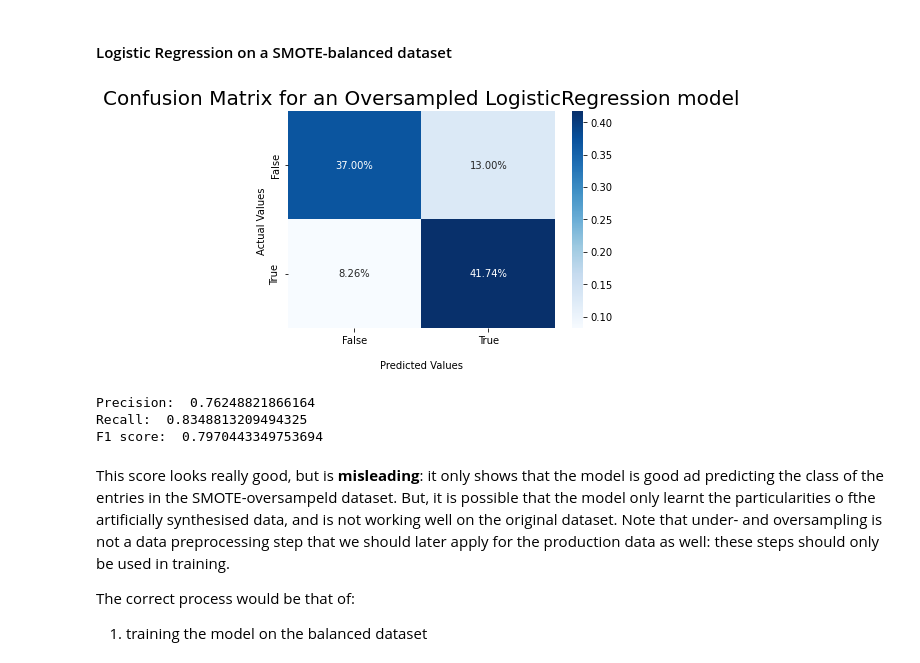
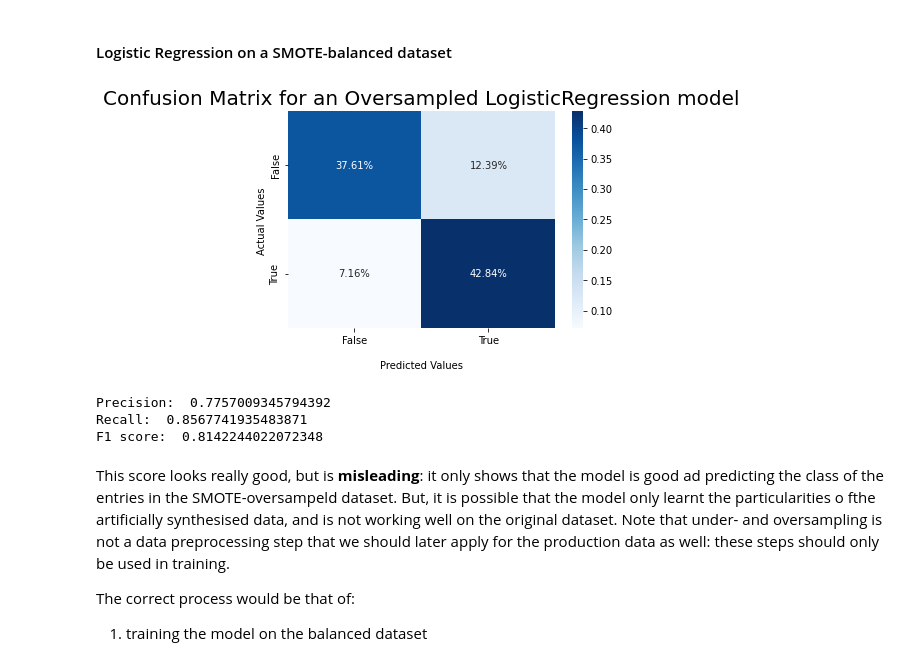
Before and after one commit to bori00/Stroke-Predictor, a Jupyter notebook: Stroke_Predictor_ML_Only.ipynb, the cells around one changed output. Cells and saved outputs as stored; diff of their text form; code cells hidden in the pictures.

```diff
--- a/Stroke_Predictor_ML_Only.ipynb
+++ b/Stroke_Predictor_ML_Only.ipynb
@@ -438,7 +446,7 @@ y = pd.concat([y_train, y_test], axis = 0)
 # %% [markdown]
 Since our dataset is quite small, we should prefer performing a cross validation whenever possible. However, when training a model is computationally expensive, we may use the below train-validation split to evaluate our model.
 # %%
-X_train1, X_valid1, y_train1, y_valid1 = train_test_split(X, y, test_size=0.2, random_state=random_state, stratify=y)
+X_train1, X_valid1, y_train1, y_valid1 = train_test_split(X_train, y_train, test_size=0.2, random_state=random_state, stratify=y_train)
 # %% [markdown]
 ### Handling imbalanced data
 # %% [markdown]
@@ -546,3 +556,9 @@ def plot_precision_recall_curve(y_true, y_pred_score):
 
   #display plot
   plt.show()
+# %%
+def call_cross_val_predict(model, X_train, y_train, title):
+  y_pred = cross_val_predict(model, X_train, y_train, cv=5)
+  conf_mat = confusion_matrix(y_train, y_pred)
+  plot_confusion_matrix_with_percentages(conf_mat, title)
+  print_metrics(y_train, y_pred)
@@ -700,15 +719,12 @@ The curve has a very unsatisfying shape: we would expect it to be close to the u
 #### Logistic Regression on a SMOTE-balanced dataset
 # %%
 smote_log_reg = LogisticRegression(random_state=random_state, max_iter=1000, tol=1e-6)
-y_pred = cross_val_predict(smote_log_reg, smote_X_train1, smote_y_train1, cv=5)
-conf_mat = confusion_matrix(smote_y_train1, y_pred)
-plot_confusion_matrix_with_percentages(conf_mat, "Confusion Matrix for an Oversampled LogisticRegression model")
-print_metrics(smote_y_train1, y_pred)
+call_cross_val_predict(smote_log_reg, smote_X_train1, smote_y_train1, "Confusion Matrix for an Oversampled LogisticRegression model")
 # %% [output]
-[figure, old version]
+[figure, new version]
-Precision:  0.76248821866164
-Recall:  0.8348813209494325
-F1 score:  0.7970443349753694
+Precision:  0.7757009345794392
+Recall:  0.8567741935483871
+F1 score:  0.8142244022072348
 # %% [markdown]
 This score looks really good, but is **misleading**: it only shows that the model is good ad predicting the class of the entries in the SMOTE-oversampeld dataset. But, it is possible that the model only learnt the particularities o fthe artificially synthesised data, and is not working well on the original dataset. Note that under- and oversampling is not a data preprocessing step that we should later apply for the production data as well: these steps should only be used in training.
 
```
Also changed, not shown: parts of 99 cells of this notebook.
